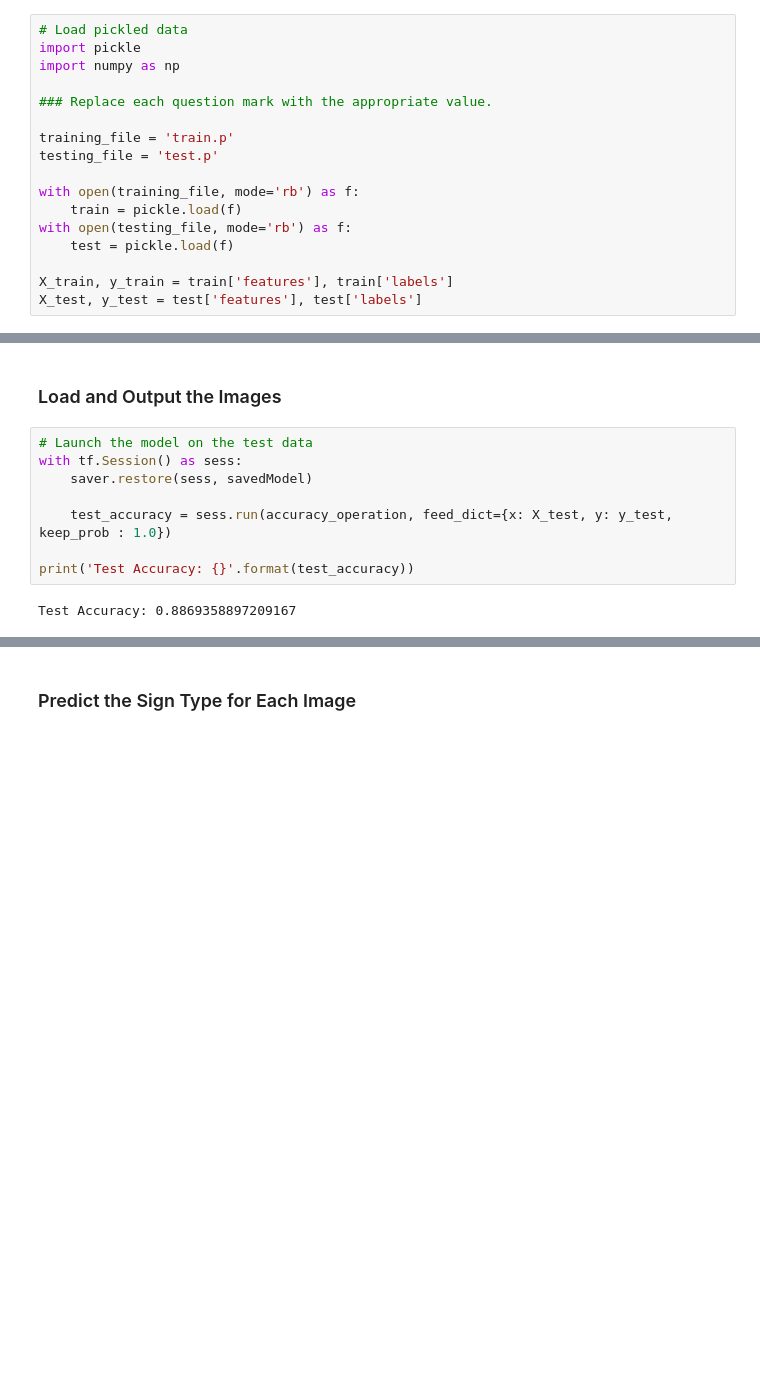
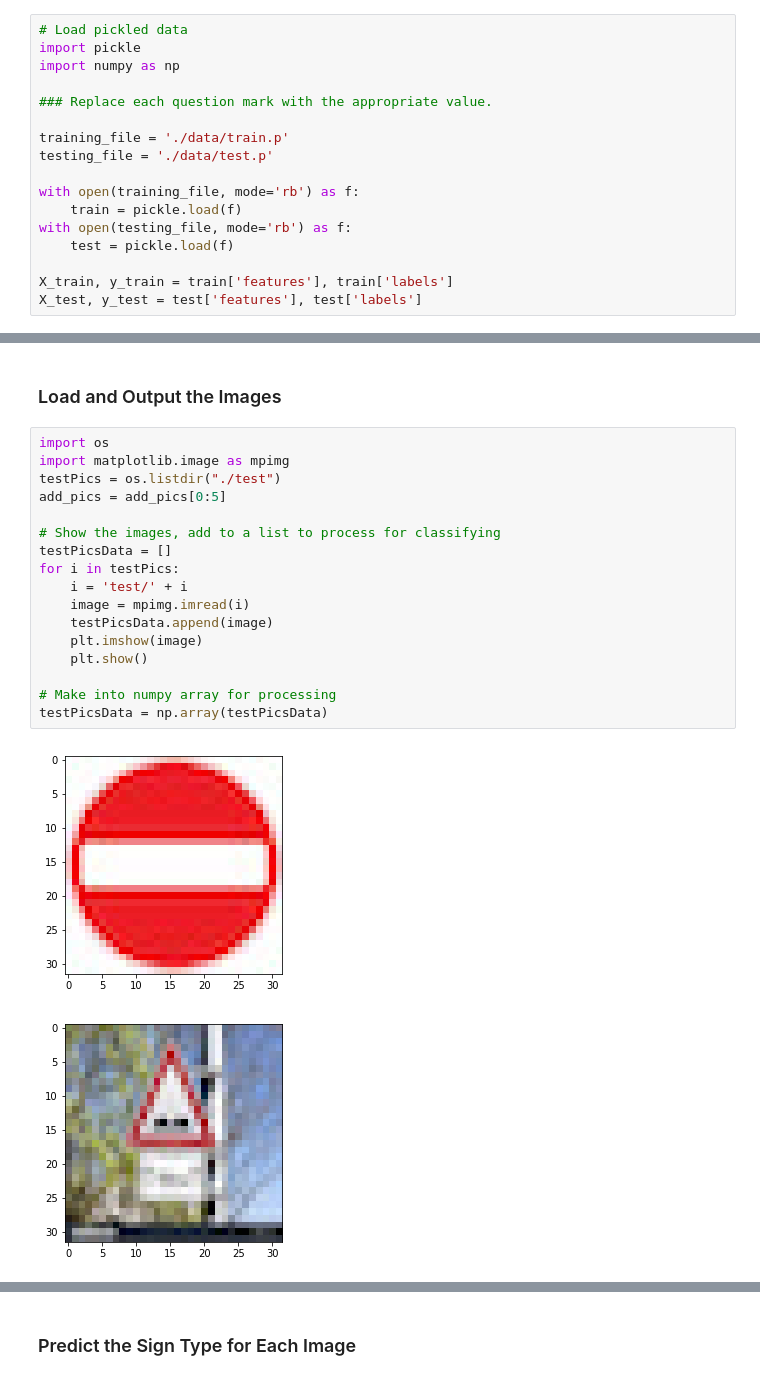
Before and after one commit to asaggi/CarND-Traffic-Sign-Classifier-Project, a Jupyter notebook: Traffic_Sign_Classifier.ipynb, the cells around one changed output, grey strips where cells are left out. Cells and saved outputs as stored; diff of their text form; blank space fills up the shorter version.

Commit message:
[Data] Add test data and parse it in the code
Signed-off-by: Anand Saggi <anand.saggi@samsung.com>

```diff
--- a/Traffic_Sign_Classifier.ipynb
+++ b/Traffic_Sign_Classifier.ipynb
@@ -26,8 +26,8 @@ import numpy as np
 
 ### Replace each question mark with the appropriate value.
 
-training_file = 'train.p'
-testing_file = 'test.p'
+training_file = './data/train.p'
+testing_file = './data/test.p'
 
 with open(training_file, mode='rb') as f:
     train = pickle.load(f)
@@ -314,13 +322,23 @@ To give yourself more insight into how your model is working, download at least
 You may find `signnames.csv` useful as it contains mappings from the class id (integer) to the actual sign name.
 # %% [markdown]
 ### Load and Output the Images
-# %%
-# Launch the model on the test data
-with tf.Session() as sess:
-    saver.restore(sess, savedModel)
-
-    test_accuracy = sess.run(accuracy_operation, feed_dict={x: X_test, y: y_test, keep_prob : 1.0})
-
-print('Test Accuracy: {}'.format(test_accuracy))
-# %% [output]
-Test Accuracy: 0.8869358897209167
+# %%
+import os
+import matplotlib.image as mpimg
+testPics = os.listdir("./test")
+add_pics = add_pics[0:5]
+
+# Show the images, add to a list to process for classifying
+testPicsData = []
+for i in testPics:
+    i = 'test/' + i
+    image = mpimg.imread(i)
+    testPicsData.append(image)
+    plt.imshow(image)
+    plt.show()
+
+# Make into numpy array for processing
+testPicsData = np.array(testPicsData)
+# %% [output]
+[figure, added]
+[figure, added]
```
Also changed, not shown: parts of 8 cells of this notebook, 5 other files.
